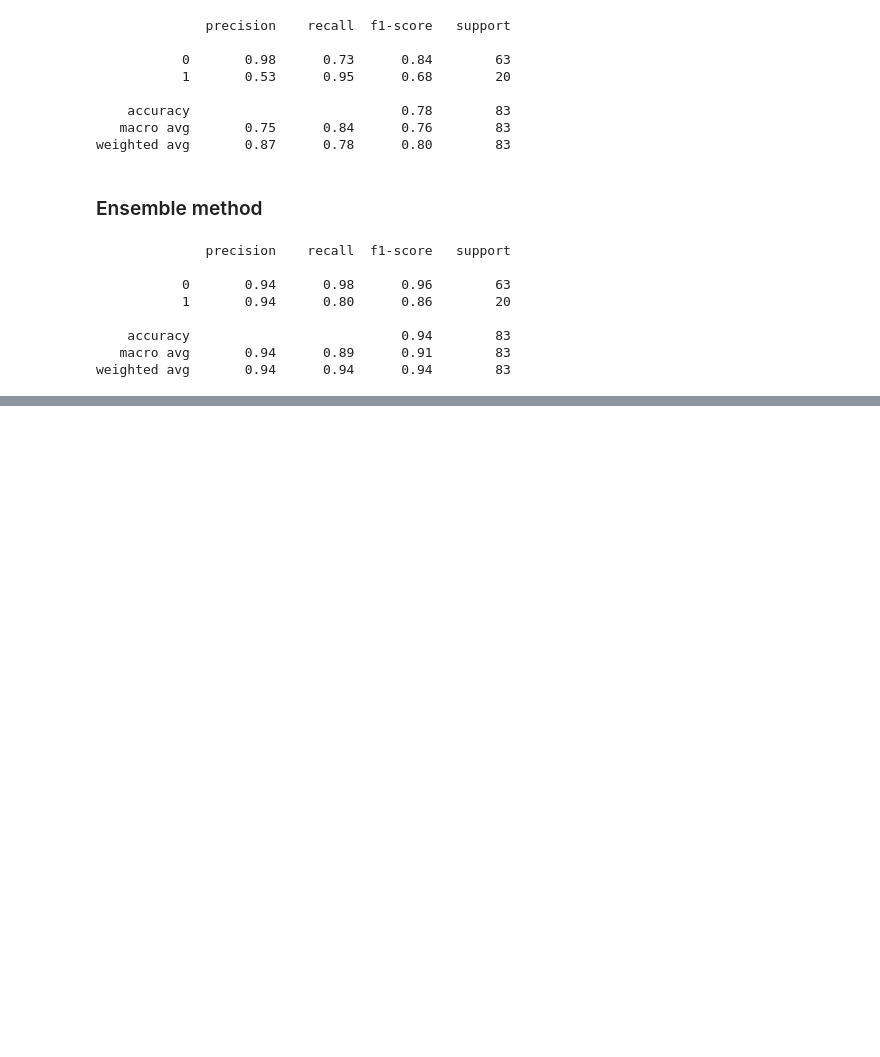
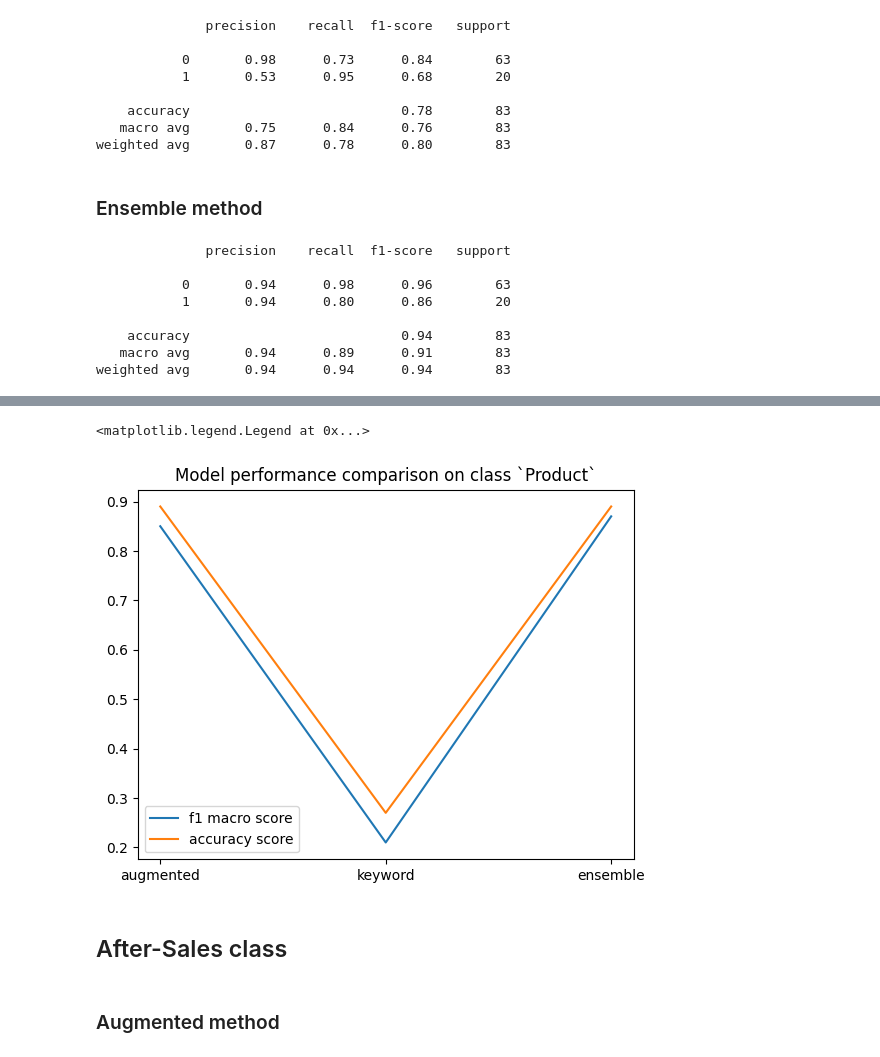
Before and after one commit to CarlOsito16/Hexamind, a Jupyter notebook: Clustering/OneShotClassifier/exp1-CountVect.ipynb, the cells around one changed output, grey strips where cells are left out. Cells and saved outputs as stored; diff of their text form; code cells hidden in the pictures; blank space fills up the shorter version.

```diff
--- a/Clustering/OneShotClassifier/exp1-CountVect.ipynb
+++ b/Clustering/OneShotClassifier/exp1-CountVect.ipynb
@@ -867,0 +928,2 @@ weighted avg       0.94      0.94      0.94        83
+# %%
+pd_dict_result= {}
@@ -867,0 +955,16 @@ weighted avg       0.94      0.94      0.94        83
+# %%
+# clf_pd = SVC(kernel='sigmoid', probability=True, C = 10)
+# clf_pd = LogisticRegression()
+clf_pd = GaussianNB(priors=[0.2, 0.8])
+clf_pd.fit(np.array(X_train_text.apply(lambda x : count_pd(x))).reshape(-1,1),
+        np.array(y_train.iloc[: , 1 ]))
+svm_prediction_pd = clf_pd.predict(np.array(X_test_text.apply(lambda x : count_pd(x))).reshape(-1,1))
+svm_prediction_prob_pd = clf_pd.predict_proba(np.array(X_test_text.apply(lambda x : count_pd(x))).reshape(-1,1))
+print(classification_report(y_true = y_test.iloc[: , 1],
+                            y_pred = svm_prediction_pd))
+
+pd_dict_result['kw_macro'] = f1_score(y_true = y_test.iloc[: ,1],
+               y_pred = svm_prediction_pd, average = 'macro').round(2)
+
+pd_dict_result['kw_acc'] = accuracy_score(y_true = y_test.iloc[: ,1],
+               y_pred = svm_prediction_pd).round(2)
@@ -867,0 +982,11 @@ weighted avg       0.94      0.94      0.94        83
+# %%
+ensemble_prediction_pd = np.argmax((augment_pred_pd_prob + svm_prediction_prob_pd) / 2 , axis= 1)
+print(classification_report(y_true = y_test.iloc[: , 1],
+                            y_pred = ensemble_prediction_pd))
+
+
+pd_dict_result['ensemble_macro'] = f1_score(y_true = y_test.iloc[: ,1],
+               y_pred = ensemble_prediction_pd, average = 'macro').round(2)
+
+pd_dict_result['ensemble_acc'] = accuracy_score(y_true = y_test.iloc[: ,1],
+               y_pred = ensemble_prediction_pd).round(2)
@@ -867,0 +1002,17 @@ weighted avg       0.94      0.94      0.94        83
+# %%
+plt.plot(['augmented', 'keyword' , 'ensemble'] , [pd_dict_result['augment_macro'],
+                             pd_dict_result['kw_macro'],
+                             pd_dict_result['ensemble_macro']],
+         label = 'f1 macro score')
+
+plt.plot(['augmented', 'keyword' , 'ensemble'] , [pd_dict_result['augment_acc'],
+                             pd_dict_result['kw_acc'],
+                             pd_dict_result['ensemble_acc']],
+          label = 'accuracy score')
+plt.title('Model performance comparison on class `Product`')
+plt.legend()
+# %% [output]
+<matplotlib.legend.Legend at 0x...>
+[figure, added]
+# %% [markdown]
+## After-Sales class
@@ -867,0 +1021,2 @@ weighted avg       0.94      0.94      0.94        83
+# %% [markdown]
+### Augmented method
```
Also changed, not shown: parts of 28 cells of this notebook.
